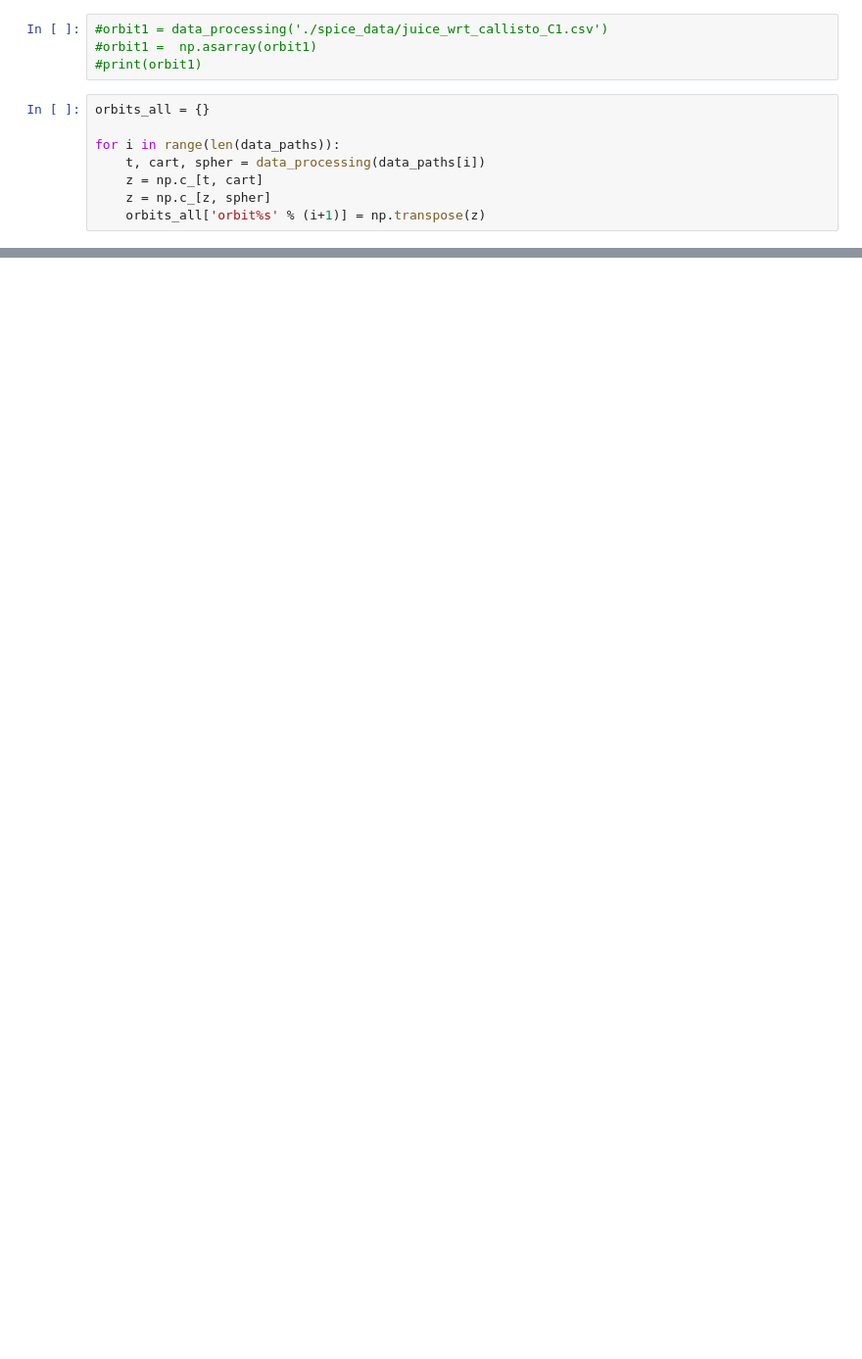
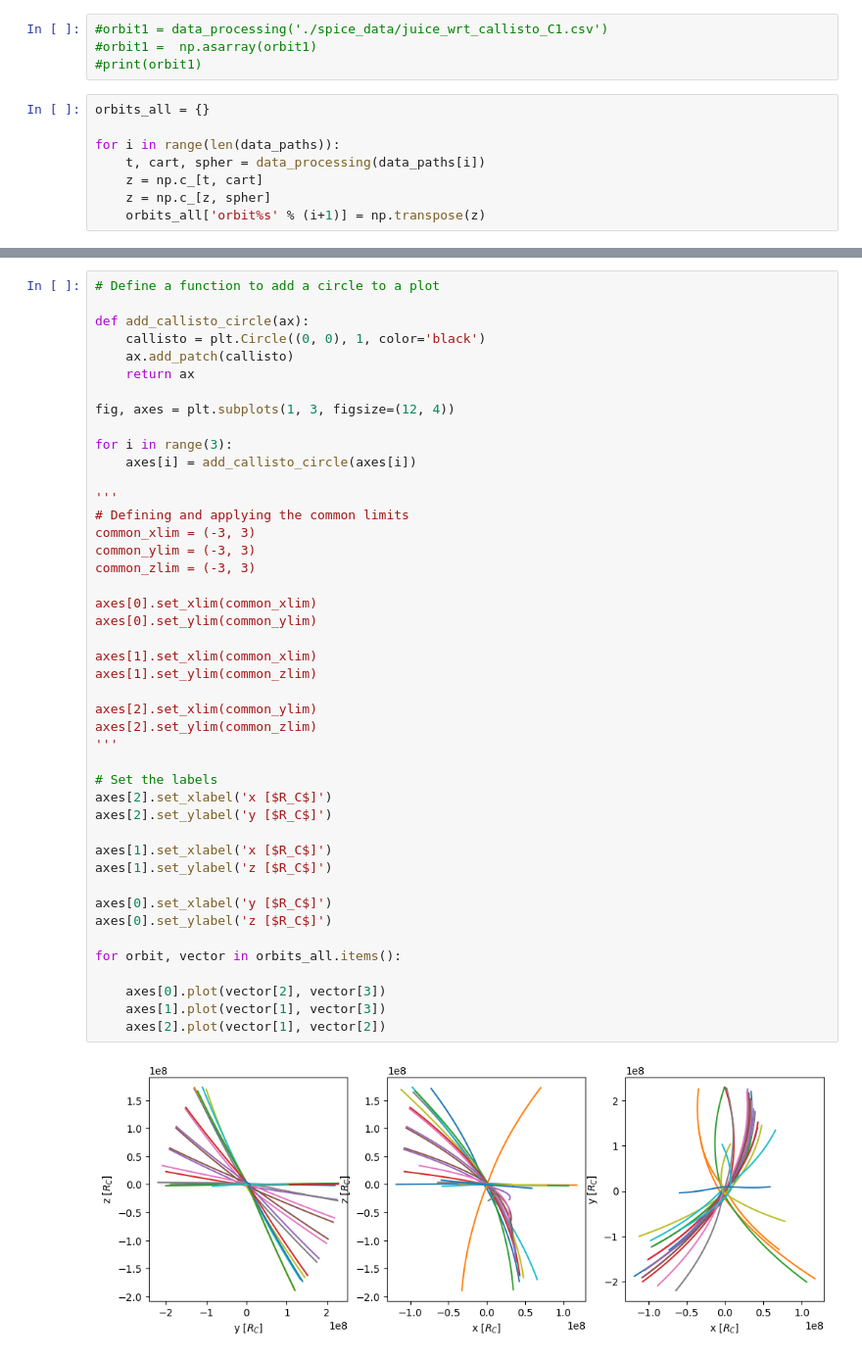
Before and after one commit to vera-br/Callisto, a Jupyter notebook: spice_data_test.ipynb, the cells around one changed output, grey strips where cells are left out. Shown at 98% size. Cells and saved outputs as stored; diff of their text form; blank space fills up the shorter version.

```diff
--- a/spice_data_test.ipynb
+++ b/spice_data_test.ipynb
@@ -91,3 +91,49 @@ for times in CA_times_utc_min12hr:
+# %%
+# Define a function to add a circle to a plot
+
+def add_callisto_circle(ax):
+    callisto = plt.Circle((0, 0), 1, color='black')
+    ax.add_patch(callisto)
+    return ax
+
+fig, axes = plt.subplots(1, 3, figsize=(12, 4))
+
+for i in range(3):
+    axes[i] = add_callisto_circle(axes[i])
+
+'''
+# Defining and applying the common limits
+common_xlim = (-3, 3)
+common_ylim = (-3, 3)
+common_zlim = (-3, 3)
+
+axes[0].set_xlim(common_xlim)
+axes[0].set_ylim(common_ylim)
+
+axes[1].set_xlim(common_xlim)
+axes[1].set_ylim(common_zlim)
+
+axes[2].set_xlim(common_ylim)
+axes[2].set_ylim(common_zlim)
+'''
+
+# Set the labels
+axes[2].set_xlabel('x [$R_C$]')
+axes[2].set_ylabel('y [$R_C$]')
+
+axes[1].set_xlabel('x [$R_C$]')
+axes[1].set_ylabel('z [$R_C$]')
+
+axes[0].set_xlabel('y [$R_C$]')
+axes[0].set_ylabel('z [$R_C$]')
+
+for orbit, vector in orbits_all.items():
+
+    axes[0].plot(vector[2], vector[3])
+    axes[1].plot(vector[1], vector[3])
+    axes[2].plot(vector[1], vector[2])
+# %% [output]
+[figure, added]
 # %%
 orbit1 = orbits_all['orbit1']
 plt.plot(orbit1[0], orbit1[4])
```
Also changed, not shown: parts of 6 cells of this notebook, 15 other files.
